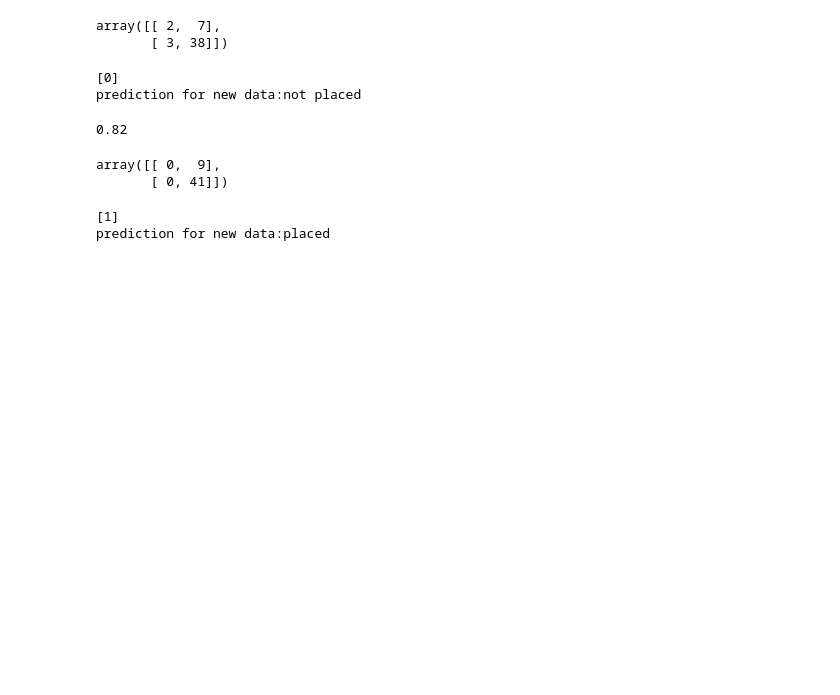
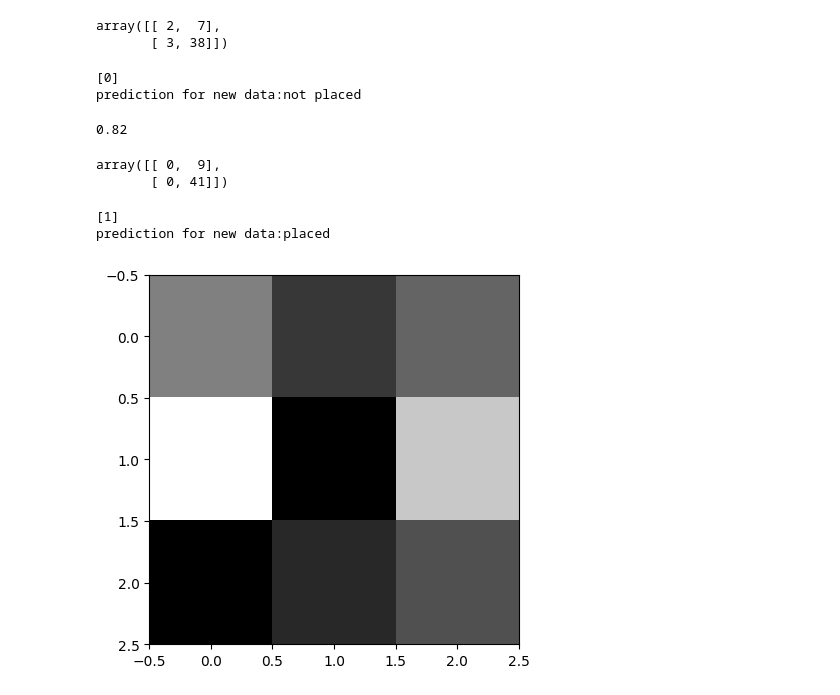
Before and after one commit to mathewalex262006/ict, a Jupyter notebook: internship3.ipynb, the cells around one changed output. Cells and saved outputs as stored; diff of their text form; code cells hidden in the pictures; blank space fills up the shorter version.

```diff
--- a/internship3.ipynb
+++ b/internship3.ipynb
@@ -403,3 +403,17 @@ print(f"prediction for new data:{'placed' if prediction[0]==1 else 'not placed'}
 # %% [output]
 [1]
 prediction for new data:placed
+# %%
+import numpy as np
+import matplotlib.pyplot as plt
+
+grayscale_image = np.array([
+    [128,55,100],
+    [255,0,200],
+    [0,40,80]
+
+])
+plt.imshow(grayscale_image,cmap='gray')
+plt.show('off')
+# %% [output]
+[figure, added]
```
Also changed, not shown: parts of 6 cells of this notebook.
